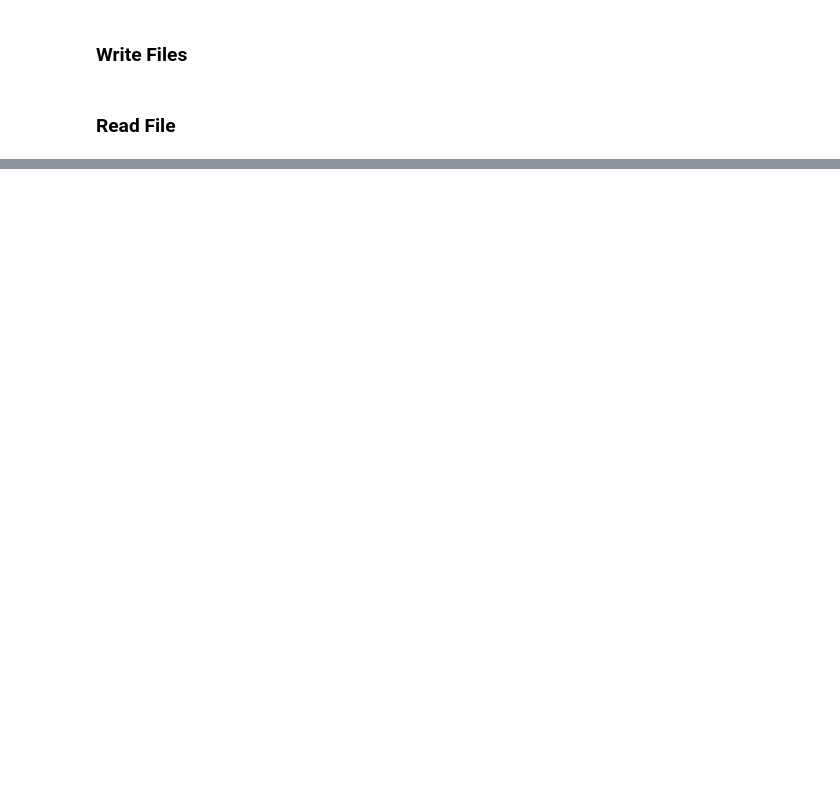
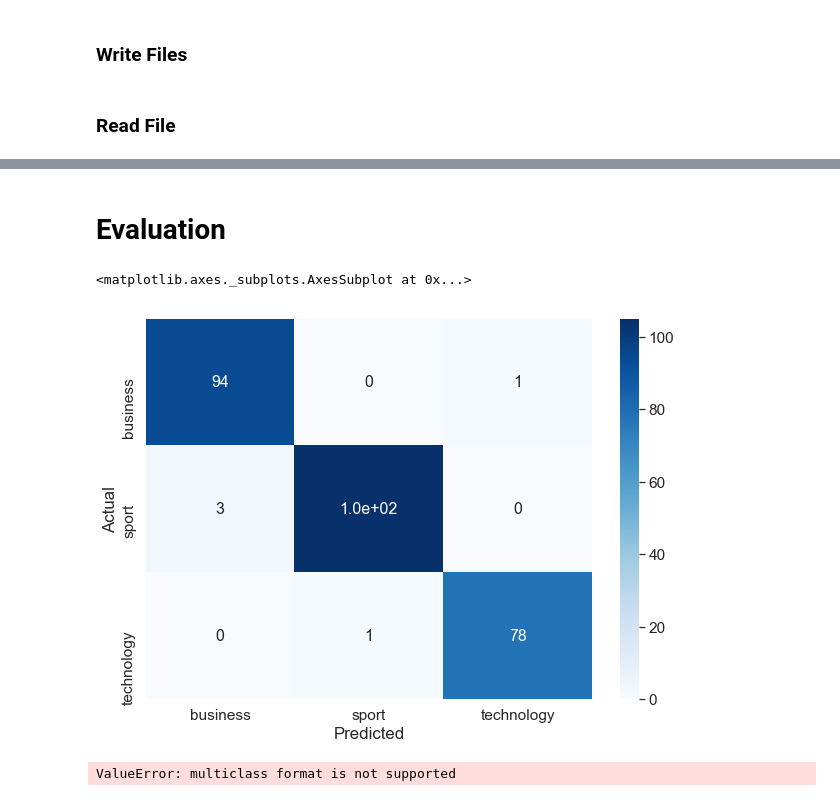
Before and after one commit to vasin-peach/text-classification, a Jupyter notebook: assignment.ipynb, the cells around one changed output, grey strips where cells are left out. Cells and saved outputs as stored; diff of their text form; code cells hidden in the pictures; blank space fills up the shorter version.

Commit message:
:art: update model.

```diff
--- a/assignment.ipynb
+++ b/assignment.ipynb
@@ -151,0 +259,4 @@ print(df_title)
+# %%
+nb_clf.fit(X_train, y_train)
+predicted = nb_clf.predict(X_test)
+np.mean(predicted == y_test)
@@ -151,0 +289,7 @@ print(df_title)
+# %%
+#define the model
+kn_clf = KNeighborsClassifier(n_neighbors=3, weights='uniform')
+# train
+kn_clf.fit(X_train, y_train)
+predicted = kn_clf.predict(X_test)
+np.mean(predicted == y_test)
@@ -151,0 +323,5 @@ print(df_title)
+# %%
+sgd_clf = SGDClassifier()
+sgd_clf.fit(X_train, y_train)
+predicted = sgd_clf.predict(X_test)
+np.mean(predicted == y_test)
@@ -151,0 +349,5 @@ print(df_title)
+# %%
+lr_clf = LogisticRegression()
+lr_clf.fit(X_train, y_train)
+predicted = lr_clf.predict(X_test)
+np.mean(predicted == y_test)
@@ -151,0 +375,17 @@ print(df_title)
+# %% [markdown]
+# Evaluation
+# %%
+data = confusion_matrix(y_test, predicted)
+df_cm = pd.DataFrame(data, columns=np.unique(y_test), index = np.unique(y_test))
+df_cm.index.name = 'Actual'
+df_cm.columns.name = 'Predicted'
+plt.figure(figsize = (10,7))
+sn.set(font_scale=1.4)#for label size
+sn.heatmap(df_cm, cmap="Blues", annot=True,annot_kws={"size": 16})# font size
+# %% [output]
+<matplotlib.axes._subplots.AxesSubplot at 0x...>
+[figure, added]
+# %%
+auc = roc_auc_score(y_test, probs)
+# %% [output]
+ValueError: multiclass format is not supported
```
Also changed, not shown: parts of 34 cells of this notebook.
